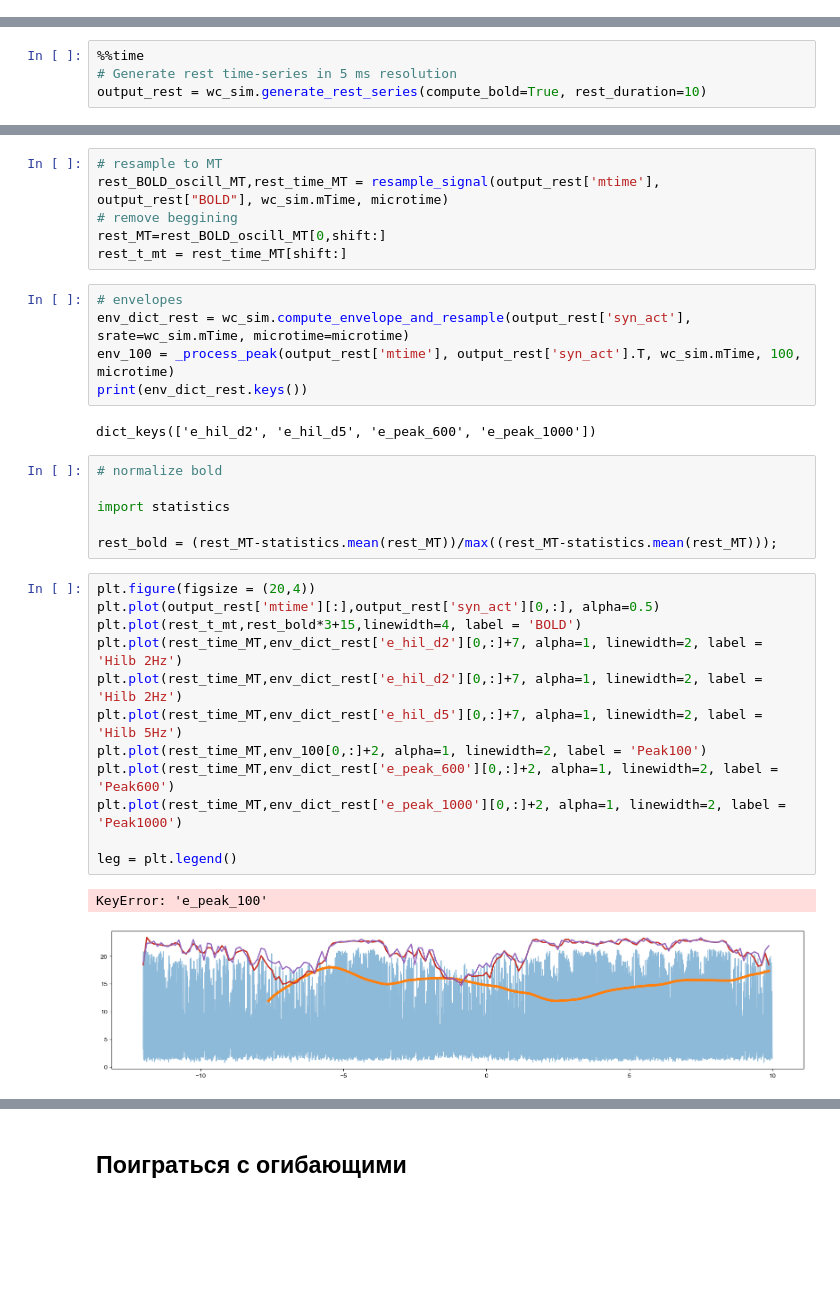
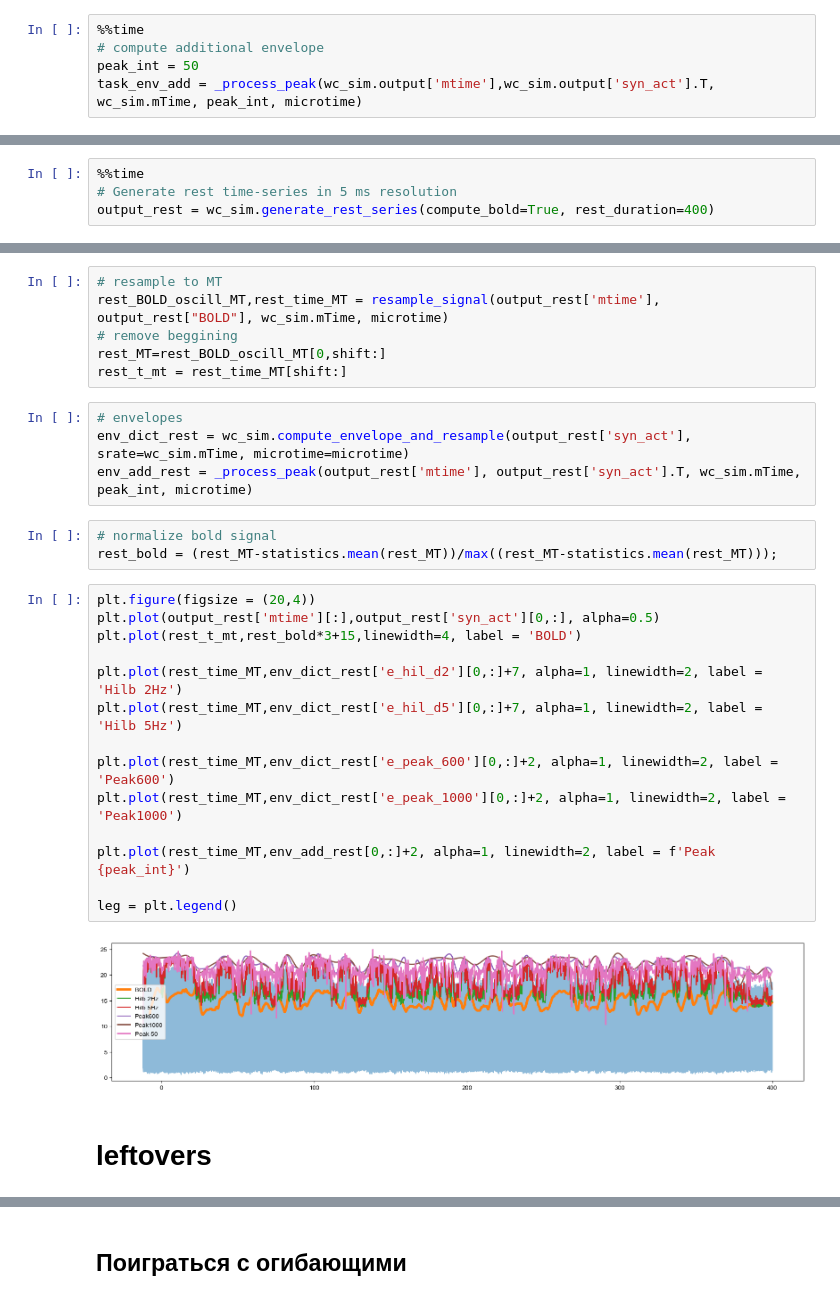
Before and after one commit to IHB-IBR-department/ER_simulator, a Jupyter notebook: notebooks/05.SmallExampleGeneration.ipynb, the cells around one changed output, grey strips where cells are left out. Drawn from its saved outputs; the diff is of its cells as text; blank space fills up the shorter version.

```diff
--- a/notebooks/05.SmallExampleGeneration.ipynb
+++ b/notebooks/05.SmallExampleGeneration.ipynb
@@ -99,0 +68,5 @@ Text(0.5, 1.0, 'Bold Rest')
+# %%
+%%time
+# compute additional envelope
+peak_int = 50
+task_env_add = _process_peak(wc_sim.output['mtime'],wc_sim.output['syn_act'].T, wc_sim.mTime, peak_int, microtime)
@@ -102,5 +95,5 @@ Text(0.5, 1.0, 'Bold Rest')
 # %%
 %%time
 # Generate rest time-series in 5 ms resolution
-output_rest = wc_sim.generate_rest_series(compute_bold=True, rest_duration=10)
+output_rest = wc_sim.generate_rest_series(compute_bold=True, rest_duration=400)
 # %% [output]
@@ -115,28 +108,25 @@ rest_t_mt = rest_time_MT[shift:]
 # %%
 # envelopes
 env_dict_rest = wc_sim.compute_envelope_and_resample(output_rest['syn_act'], srate=wc_sim.mTime, microtime=microtime)
-env_100 = _process_peak(output_rest['mtime'], output_rest['syn_act'].T, wc_sim.mTime, 100, microtime)
-print(env_dict_rest.keys())
+env_add_rest = _process_peak(output_rest['mtime'], output_rest['syn_act'].T, wc_sim.mTime, peak_int, microtime)
-# %% [output]
-dict_keys(['e_hil_d2', 'e_hil_d5', 'e_peak_600', 'e_peak_1000'])
 # %%
-# normalize bold
-
-import statistics
-
+# normalize bold signal
 rest_bold = (rest_MT-statistics.mean(rest_MT))/max((rest_MT-statistics.mean(rest_MT)));
 # %%
 plt.figure(figsize = (20,4))
 plt.plot(output_rest['mtime'][:],output_rest['syn_act'][0,:], alpha=0.5)
 plt.plot(rest_t_mt,rest_bold*3+15,linewidth=4, label = 'BOLD')
-plt.plot(rest_time_MT,env_dict_rest['e_hil_d2'][0,:]+7, alpha=1, linewidth=2, label = 'Hilb 2Hz')
+
 plt.plot(rest_time_MT,env_dict_rest['e_hil_d2'][0,:]+7, alpha=1, linewidth=2, label = 'Hilb 2Hz')
 plt.plot(rest_time_MT,env_dict_rest['e_hil_d5'][0,:]+7, alpha=1, linewidth=2, label = 'Hilb 5Hz')
-plt.plot(rest_time_MT,env_100[0,:]+2, alpha=1, linewidth=2, label = 'Peak100')
+
 plt.plot(rest_time_MT,env_dict_rest['e_peak_600'][0,:]+2, alpha=1, linewidth=2, label = 'Peak600')
 plt.plot(rest_time_MT,env_dict_rest['e_peak_1000'][0,:]+2, alpha=1, linewidth=2, label = 'Peak1000')
 
+plt.plot(rest_time_MT,env_add_rest[0,:]+2, alpha=1, linewidth=2, label = f'Peak {peak_int}')
+
 leg = plt.legend()
 # %% [output]
-KeyError: 'e_peak_100'
-[figure, old version]
+[figure, new version]
+# %% [markdown]
+# leftovers
```
Also changed, not shown: parts of 19 cells of this notebook, 1 other file.
